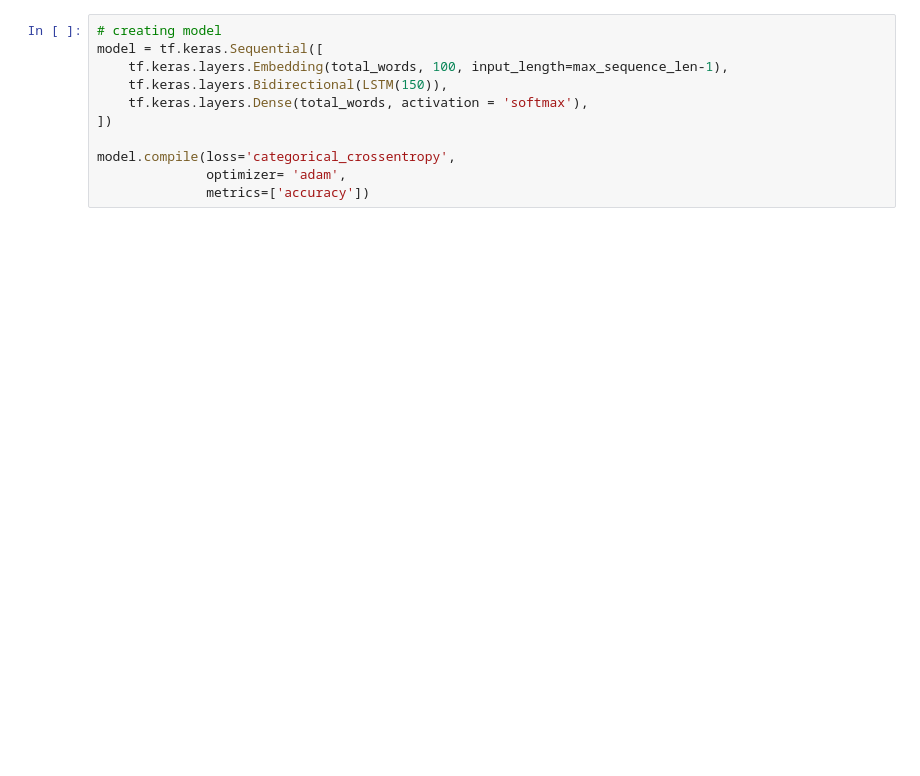
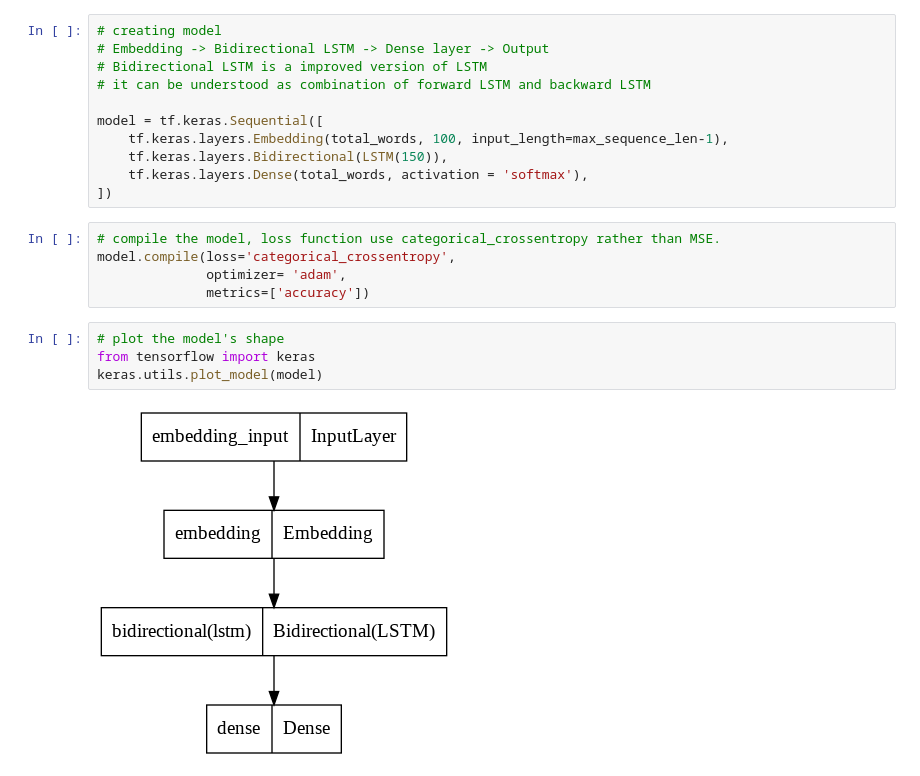
Before and after one commit to WestbrookOKC/CIS668, a Jupyter notebook: Text_Generation.ipynb, the cells around one changed output. Cells and saved outputs as stored; diff of their text form; blank space fills up the shorter version.

```diff
--- a/Text_Generation.ipynb
+++ b/Text_Generation.ipynb
@@ -42,13 +89,24 @@ ys = tf.keras.utils.to_categorical(labels, num_classes=total_words)
 # %%
 # creating model
+# Embedding -> Bidirectional LSTM -> Dense layer -> Output
+# Bidirectional LSTM is a improved version of LSTM
+# it can be understood as combination of forward LSTM and backward LSTM
+
 model = tf.keras.Sequential([
     tf.keras.layers.Embedding(total_words, 100, input_length=max_sequence_len-1),
     tf.keras.layers.Bidirectional(LSTM(150)),
     tf.keras.layers.Dense(total_words, activation = 'softmax'),
 ])
-
-model.compile(loss='categorical_crossentropy',
-              optimizer= 'adam',
-              metrics=['accuracy'])
+# %%
+# compile the model, loss function use categorical_crossentropy rather than MSE.
+model.compile(loss='categorical_crossentropy',
+              optimizer= 'adam',
+              metrics=['accuracy'])
+# %%
+# plot the model's shape
+from tensorflow import keras
+keras.utils.plot_model(model)
+# %% [output]
+[figure, added]
 # %%
 # training model
```
Also changed, not shown: parts of 20 cells of this notebook, 1 other file.
